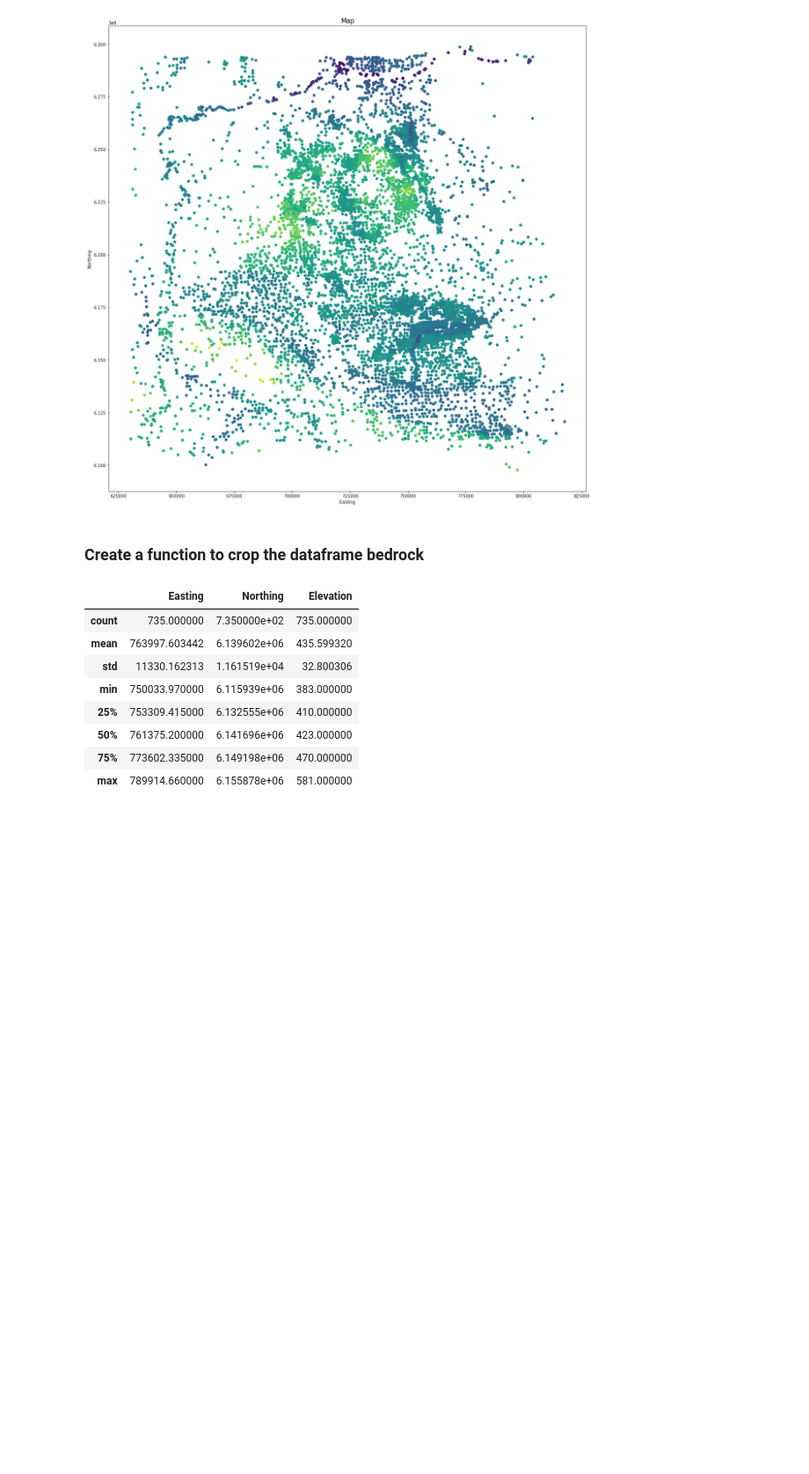
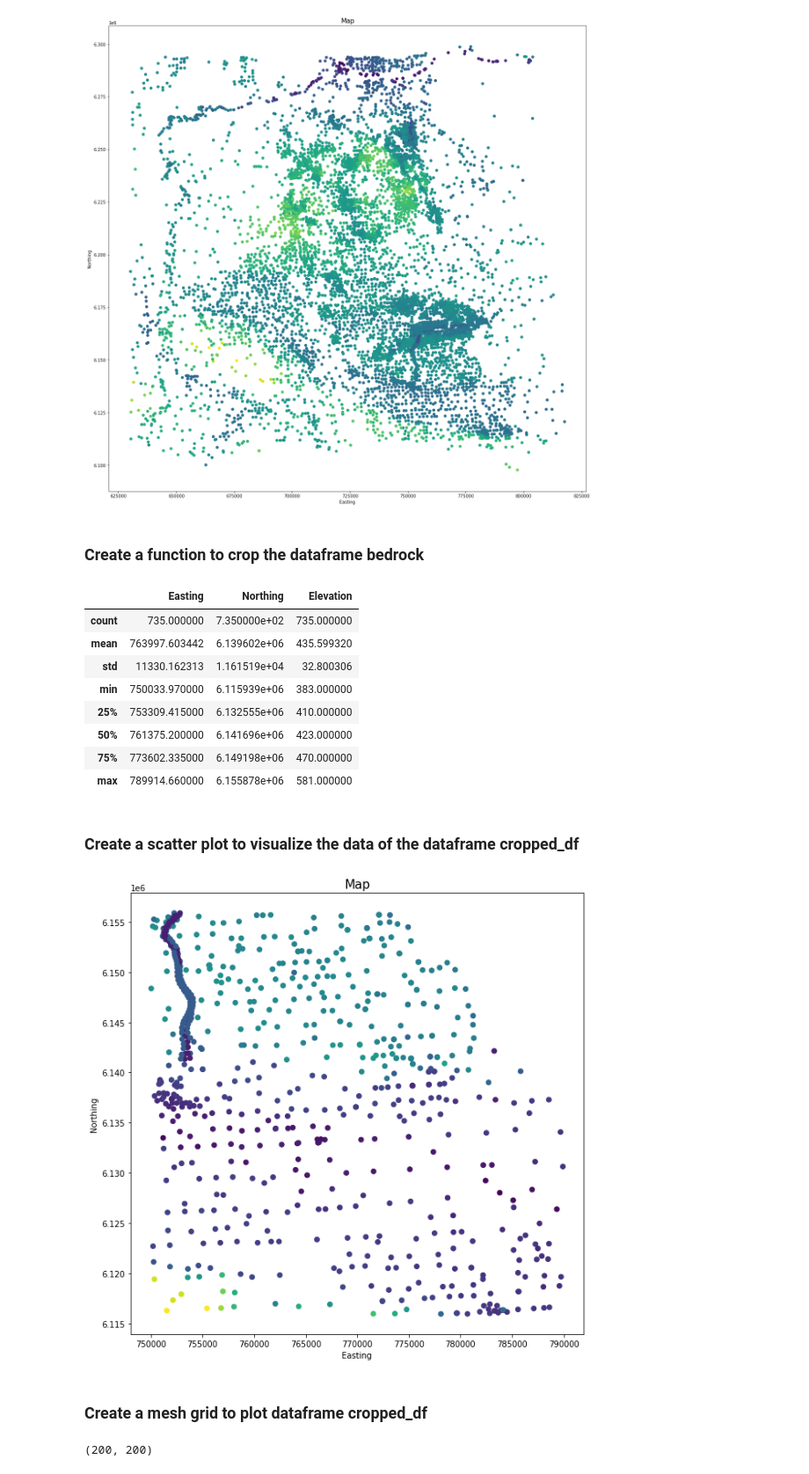
Before and after one commit to r3card0/Subsurface_Mapping, a Jupyter notebook: Subsurface_Mapping.ipynb, the cells around one changed output. Shown at 88% size. Drawn from its saved outputs; the diff is of its cells as text; code cells hidden in the pictures; blank space fills up the shorter version.

```diff
--- a/Subsurface_Mapping.ipynb
+++ b/Subsurface_Mapping.ipynb
@@ -256,3 +256,17 @@ cropped_df.describe()
 | 50% | 761375.200000 | 6.141696e+06 | 423.000000 |
 | 75% | 773602.335000 | 6.149198e+06 | 470.000000 |
 | max | 789914.660000 | 6.155878e+06 | 581.000000 |
+# %% [markdown]
+### Create a scatter plot to visualize the data of the dataframe cropped_df
+# %%
+# Create a scatter plot with the values of bedrock dataframe
+plt.figure(figsize=(10,10))
+plt.scatter(cropped_df.Easting, cropped_df.Northing, c=cropped_df.Elevation)
+plt.xlabel('Easting')
+plt.ylabel('Northing')
+plt.title('Map', fontsize=15)
+plt.show()
+# %% [output]
+[figure, added]
+# %% [markdown]
+### Create a mesh grid to plot dataframe cropped_df
@@ -258,0 +292,7 @@ cropped_df.describe()
+# %%
+#verify dimensions of the grid
+#zi.shape
+#Xi.shape
+Yi.shape
+# %% [output]
+(200, 200)
```
Also changed, not shown: parts of 6 cells of this notebook.
